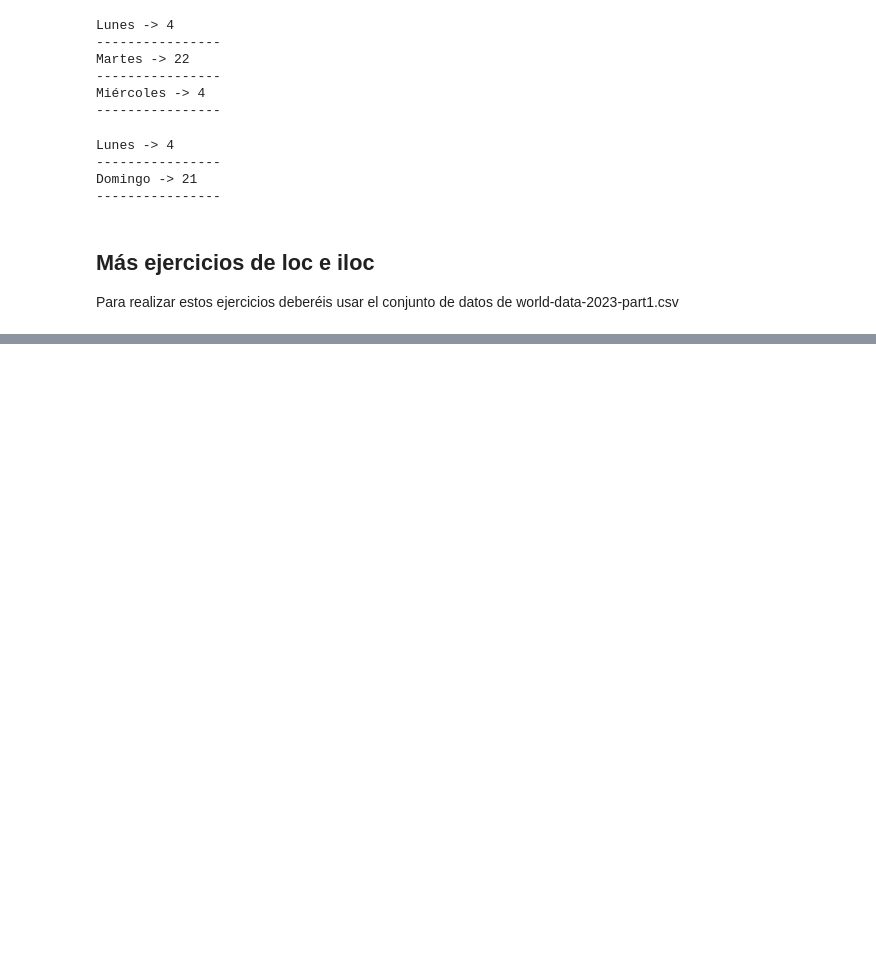
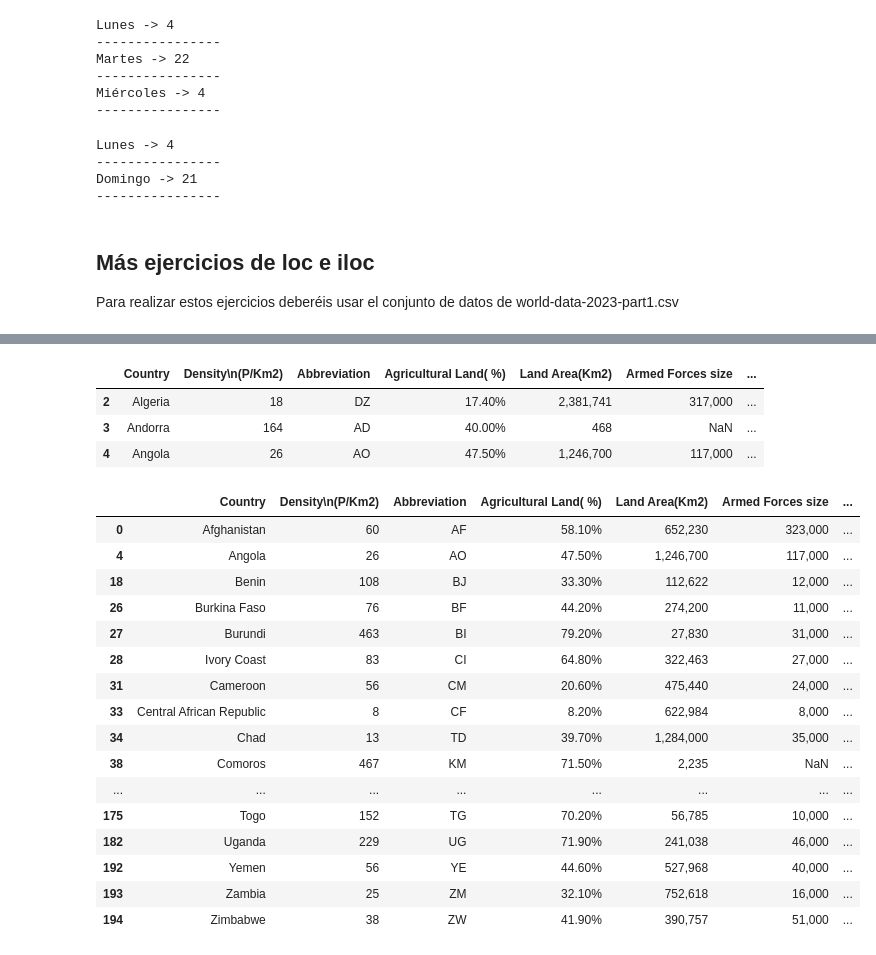
Before and after one commit to Maykaduran/da-promo-60-modulo3-pairprogramming-Romina-Violeta-Mayka, a Jupyter notebook: Pair_Intro_Pandas.ipynb, the cells around one changed output, grey strips where cells are left out. Cells and saved outputs as stored; diff of their text form; code cells hidden in the pictures; blank space fills up the shorter version.

```diff
--- a/Pair_Intro_Pandas.ipynb
+++ b/Pair_Intro_Pandas.ipynb
@@ -252,3 +252,6 @@ Domingo -> 21
 Para realizar estos ejercicios deberéis usar el conjunto de datos de world-data-2023-part1.csv
 # %%
 # Selecciona todas las columnas de las filas 2 a 4 (inclusive) utilizando loc.
+df_world = pd.read_csv("world-data-2023_part1.csv", index_col=0)
+
+df_world.head()
@@ -255,4 +265,30 @@ Para realizar estos ejercicios deberéis usar el conjunto de datos de world-data
+# %%
+df_world.loc[2:4:]
+# %% [output]
+|  | Country | Density\n(P/Km2) | Abbreviation | Agricultural Land( %) | Land Area(Km2) | Armed Forces size | ... |
+| 2 | Algeria | 18 | DZ | 17.40% | 2,381,741 | 317,000 | ... |
+| 3 | Andorra | 164 | AD | 40.00% | 468 | NaN | ... |
+| 4 | Angola | 26 | AO | 47.50% | 1,246,700 | 117,000 | ... |
 # %%
 # Utilizando loc, filtra el conjunto de datos para mostrar solo las filas donde la densidad (columna "Birth Rate") es mayor a 30.
+df_world.loc[df_world['Birth Rate'] > 30, :]
+# %% [output]
+|  | Country | Density\n(P/Km2) | Abbreviation | Agricultural Land( %) | Land Area(Km2) | Armed Forces size | ... |
+| 0 | Afghanistan | 60 | AF | 58.10% | 652,230 | 323,000 | ... |
+| 4 | Angola | 26 | AO | 47.50% | 1,246,700 | 117,000 | ... |
+| 18 | Benin | 108 | BJ | 33.30% | 112,622 | 12,000 | ... |
+| 26 | Burkina Faso | 76 | BF | 44.20% | 274,200 | 11,000 | ... |
+| 27 | Burundi | 463 | BI | 79.20% | 27,830 | 31,000 | ... |
+| 28 | Ivory Coast | 83 | CI | 64.80% | 322,463 | 27,000 | ... |
+| 31 | Cameroon | 56 | CM | 20.60% | 475,440 | 24,000 | ... |
+| 33 | Central African Republic | 8 | CF | 8.20% | 622,984 | 8,000 | ... |
+| 34 | Chad | 13 | TD | 39.70% | 1,284,000 | 35,000 | ... |
+| 38 | Comoros | 467 | KM | 71.50% | 2,235 | NaN | ... |
+| ... | ... | ... | ... | ... | ... | ... | ... |
+| 175 | Togo | 152 | TG | 70.20% | 56,785 | 10,000 | ... |
+| 182 | Uganda | 229 | UG | 71.90% | 241,038 | 46,000 | ... |
+| 192 | Yemen | 56 | YE | 44.60% | 527,968 | 40,000 | ... |
+| 193 | Zambia | 25 | ZM | 32.10% | 752,618 | 16,000 | ... |
+| 194 | Zimbabwe | 38 | ZW | 41.90% | 390,757 | 51,000 | ... |
 # %%
 # Utilizando loc selecciona las columnas "Country" y "Capital/Major City" de las filas donde el porcentaje de tierra agrícola (columna "Fertility Rate") es superior al 3.
```
Also changed, not shown: parts of 5 cells of this notebook.
